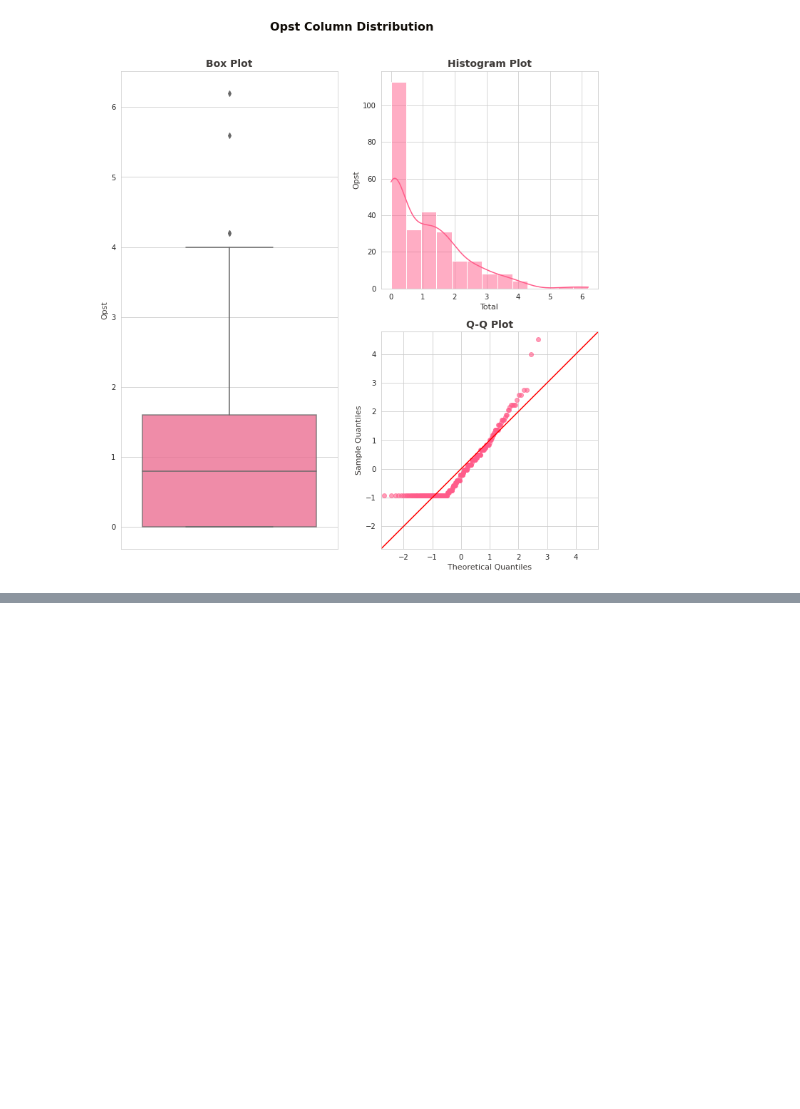
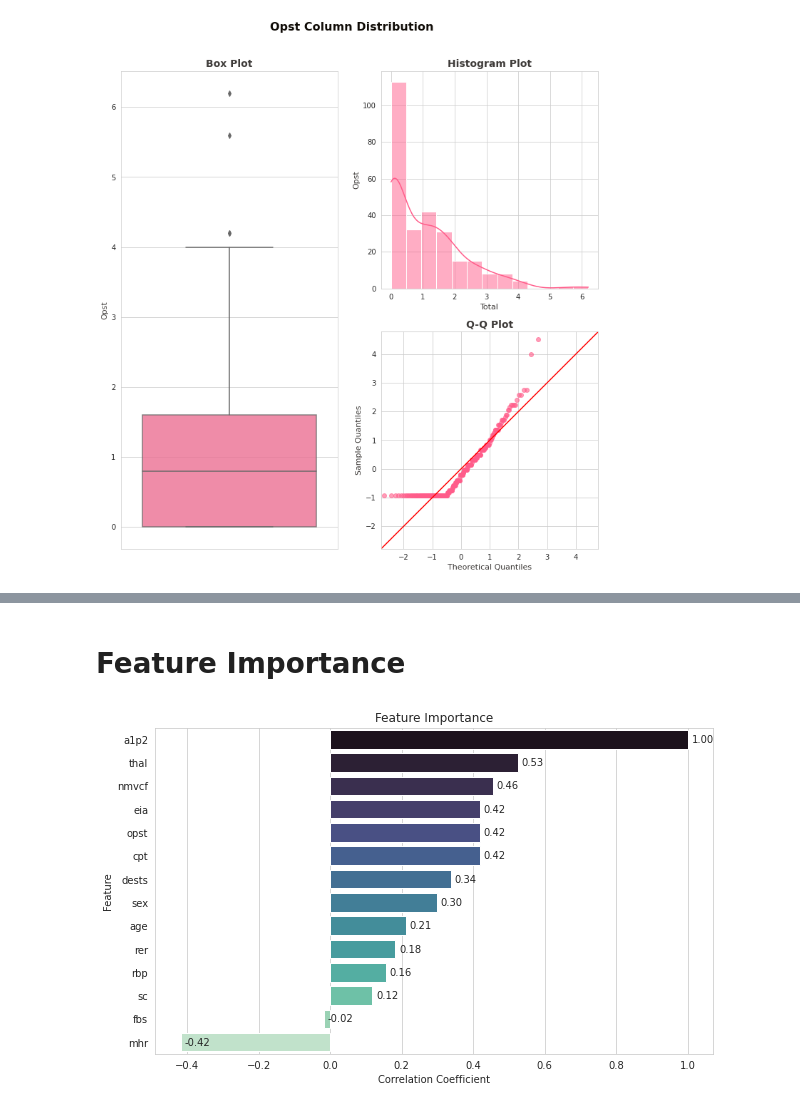
Before and after one commit to iamharkirat/EEE-591, a Jupyter notebook: project_1.ipynb, the cells around one changed output, grey strips where cells are left out. Cells and saved outputs as stored; diff of their text form; code cells hidden in the pictures; blank space fills up the shorter version.

```diff
--- a/project_1.ipynb
+++ b/project_1.ipynb
@@ -285,0 +339,33 @@ plot_column_distribution('opst', pink_grad, heart_df)
+# %% [markdown]
+# Feature Importance
+# %%
+# calculate the correlation matrix
+corr_matrix = heart_df.corr()
+
+# extract the correlation coefficients for the target column
+target_corr = corr_matrix['a1p2']
+
+# sort the correlation coefficients in descending order
+feature_importance = target_corr.sort_values(ascending=False)
+
+# create a bar plot of the correlation coefficients
+sns.set_style('whitegrid')
+plt.figure(figsize=(10, 6))
+ax = sns.barplot(x=feature_importance.values, y=feature_importance.index, palette='mako')
+
+# annotate the bars with the correlation coefficients
+for rect, label in zip(ax.patches, feature_importance.values):
+    # get the x, y coordinates and height of the bar
+    x = rect.get_width() + 0.01
+    y = rect.get_y() + rect.get_height() / 2
+    height = rect.get_height()
+
+    # add the label outside the bar
+    ax.text(x, y, '{:.2f}'.format(label), ha='left', va='center', fontsize=10)
+
+plt.title('Feature Importance')
+plt.xlabel('Correlation Coefficient')
+plt.ylabel('Feature')
+plt.show()
+# %% [output]
+[figure, added]
```
Also changed, not shown: parts of 14 cells of this notebook.
